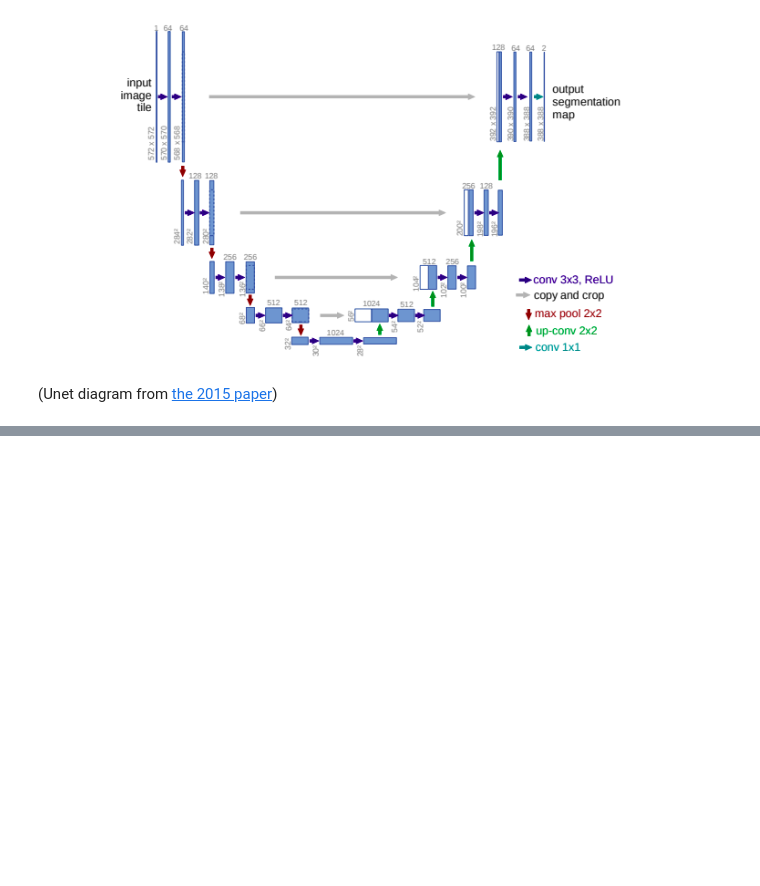
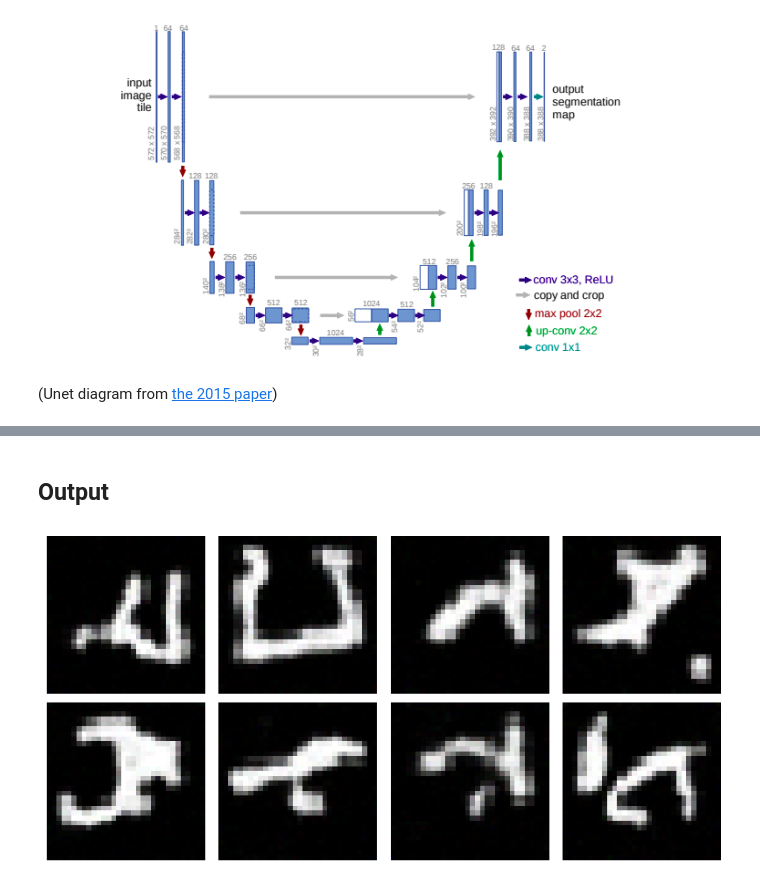
Before and after one commit to Santisoutoo/3year-assignment, a Jupyter notebook: task_3/diffusion_model.ipynb, the cells around one changed output, grey strips where cells are left out. Saved outputs shown, nothing was run; the diff lists cells and outputs as text; code cells hidden in the pictures; blank space fills up the shorter version.

```diff
--- a/task_3/diffusion_model.ipynb
+++ b/task_3/diffusion_model.ipynb
@@ -660,0 +247,30 @@ image.resize((32*4*10, 32*4*10), Image.NEAREST)
+# %%
+@torch.no_grad()
+def sample(
+    model,
+    alphas,
+    alpha_bar,
+    betas,
+    n_samples=8
+):
+    model.eval()
+    x = torch.randn(n_samples, CHANNELS, IMAGE_SIZE, IMAGE_SIZE, device=DEVICE)
+
+    for t in reversed(range(T_STEPS)):
+        t_batch  = torch.full((n_samples,), t, device=DEVICE, dtype=torch.long)
+        eps_pred = model(x, t_batch)
+
+        alpha_t         = alphas[t]
+        alpha_bar_t     = alpha_bar[t]
+        beta_t          = betas[t]
+
+        mean  = (1 / torch.sqrt(alpha_t)) * (
+                   x - (beta_t / torch.sqrt(1 - alpha_bar_t)) * eps_pred
+                )
+
+        if t > 0:
+            x = mean + torch.sqrt(beta_t) * torch.randn_like(x)
+        else:
+            x = mean
+
+    return x.clamp(-1, 1)
@@ -660,0 +395,13 @@ image.resize((32*4*10, 32*4*10), Image.NEAREST)
+# %% [markdown]
+## Output
+# %%
+samples = sample(model, alphas, alpha_bar, betas, n_samples=8).cpu()
+
+fig, axes = plt.subplots(2, 4, figsize=(8, 4))
+for img, ax in zip(samples, axes.flatten()):
+    ax.imshow(tensor_to_image(img))
+    ax.axis("off")
+plt.tight_layout()
+plt.show()
+# %% [output]
+[figure, added]
```
Also changed, not shown: parts of 42 cells of this notebook.
